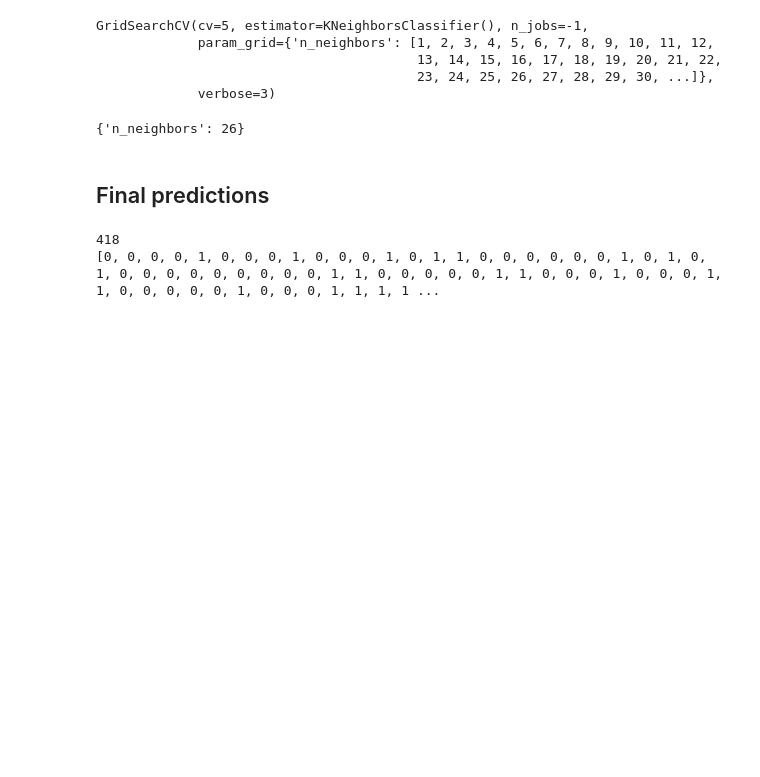
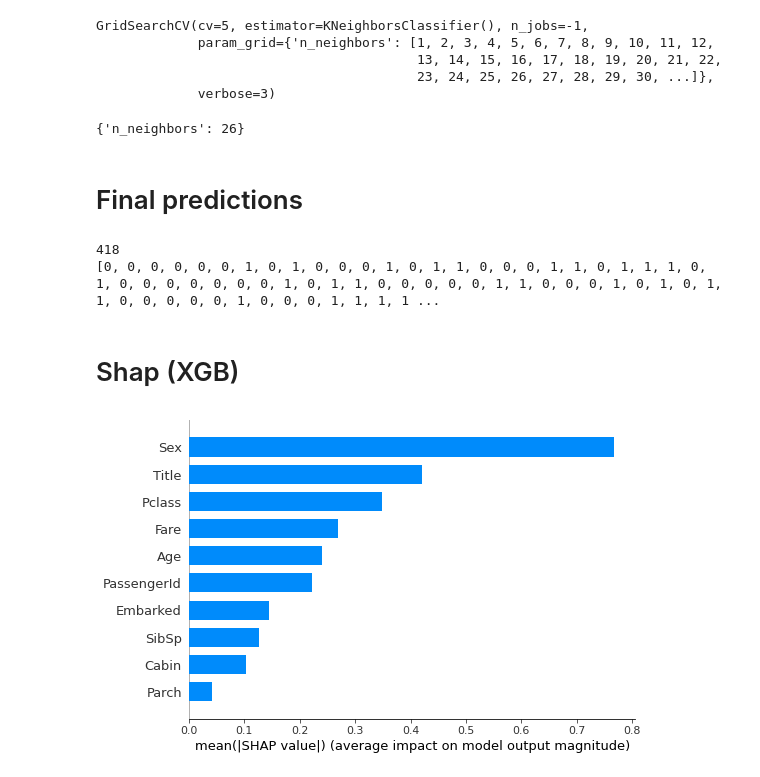
Before and after one commit to kartu72/Titanic, a Jupyter notebook: titanic_solution.ipynb, the cells around one changed output. Cells and saved outputs as stored; diff of their text form; code cells hidden in the pictures; blank space fills up the shorter version.

```diff
--- a/titanic_solution.ipynb
+++ b/titanic_solution.ipynb
@@ -48,7 +52,7 @@ def get_title(name):
             title=title+i
     return 'Without title'
 def Cabin_null_processing(name):
-    if (type(name) is int):
+    if (name == 0):
         return 0
     else:
         return 1
@@ -693,20 +794,28 @@ GridS.best_params_
 # %% [output]
 {'n_neighbors': 26}
 # %% [markdown]
-## Final predictions
+# Final predictions
 # %%
 prediction = [0 for i in range(len(test_data))]
 print(len(prediction))
 for i in range(len(test_data)):
-    sum_predictions=predictions_XGB[i]+predictions_SVM[i]+predictions_kNN[i]+predictions_LogisticRegression[i]+predictions_Catboost[i]+predictions_LGBM[i]
-    if sum_predictions>3:
+    sum_predictions=predictions_XGB[i]+predictions_LogisticRegression[i]+predictions_Catboost[i]+predictions_LGBM[i]
+    if sum_predictions>2:
         prediction[i]=1
     else:
         prediction[i]=0
 
 print(prediction)
-output = pd.DataFrame({'PassengerId': test_data.PassengerId, 'Survived': predictions_LGBM})
+output = pd.DataFrame({'PassengerId': test_data.PassengerId, 'Survived': predictions})
 output.to_csv('my_submission.csv', index=False)
 # %% [output]
 418
-[0, 0, 0, 0, 1, 0, 0, 0, 1, 0, 0, 0, 1, 0, 1, 1, 0, 0, 0, 0, 0, 0, 1, 0, 1, 0, 1, 0, 0, 0, 0, 0, 0, 0, 0, 0, 1, 1, 0, 0, 0, 0, 0, 1, 1, 0, 0, 0, 1, 0, 0, 0, 1, 1, 0, 0, 0, 0, 0, 1, 0, 0, 0, 1, 1, 1, 1 ...
+[0, 0, 0, 0, 0, 0, 1, 0, 1, 0, 0, 0, 1, 0, 1, 1, 0, 0, 0, 1, 1, 0, 1, 1, 1, 0, 1, 0, 0, 0, 0, 0, 0, 0, 1, 0, 1, 1, 0, 0, 0, 0, 0, 1, 1, 0, 0, 0, 1, 0, 1, 0, 1, 1, 0, 0, 0, 0, 0, 1, 0, 0, 0, 1, 1, 1, 1 ...
+# %% [markdown]
+# Shap (XGB)
+# %%
+main_explainer = shap.TreeExplainer(model)
+shap_values = shap.TreeExplainer(model).shap_values(test_data)
+shap.summary_plot(shap_values, test_data, plot_type="bar")
+# %% [output]
+[figure, added]
```
Also changed, not shown: parts of 56 cells of this notebook.
